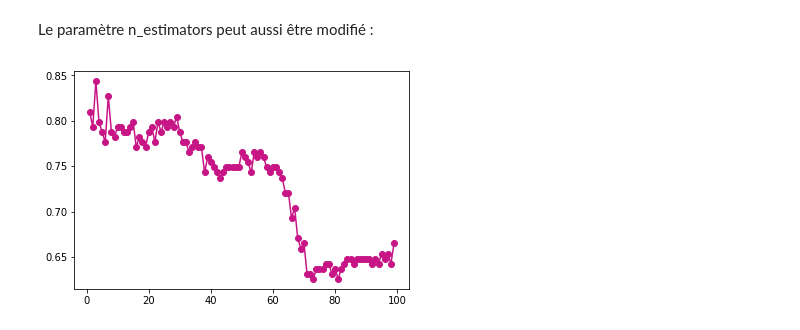
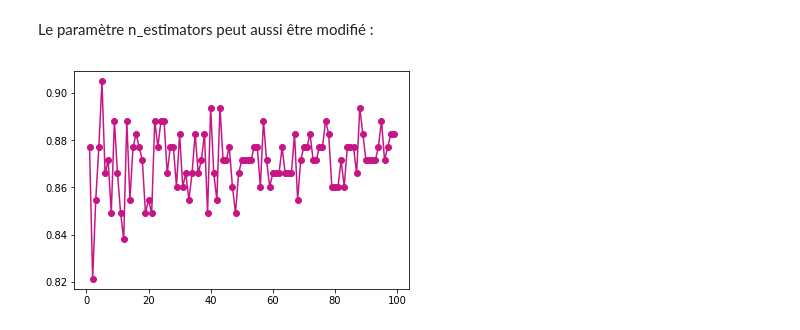
Before and after one commit to Picrik/DataScience, a Jupyter notebook: Titanic/Titanic.ipynb, the cells around one changed output. Saved outputs shown, nothing was run; the diff lists cells and outputs as text; code cells hidden in the pictures.

```diff
--- a/Titanic/Titanic.ipynb
+++ b/Titanic/Titanic.ipynb
@@ -541,11 +520,11 @@ Le paramètre n_estimators peut aussi être modifié :
 # %%
 liste_score_forest = {}
 for voisin in range(1,100):
     ForestTree = RandomForestClassifier(n_estimators=voisin)
     ForestTree.fit(X_train, y_train)
-    y_test = knn.predict(X_test)
+    y_test = ForestTree.predict(X_test)
     liste_score_forest[voisin] = ((y_pred == y_test).sum())/y_test.shape[0]
-plt.plot(liste_score.keys(), liste_score.values(), marker='o', color='mediumvioletred')
+plt.plot(liste_score_forest.keys(), liste_score_forest.values(), marker='o', color='mediumvioletred')
 plt.show()
 # %% [output]
-[figure, old version]
+[figure, new version]
```
Also changed, not shown: parts of 6 cells of this notebook.
